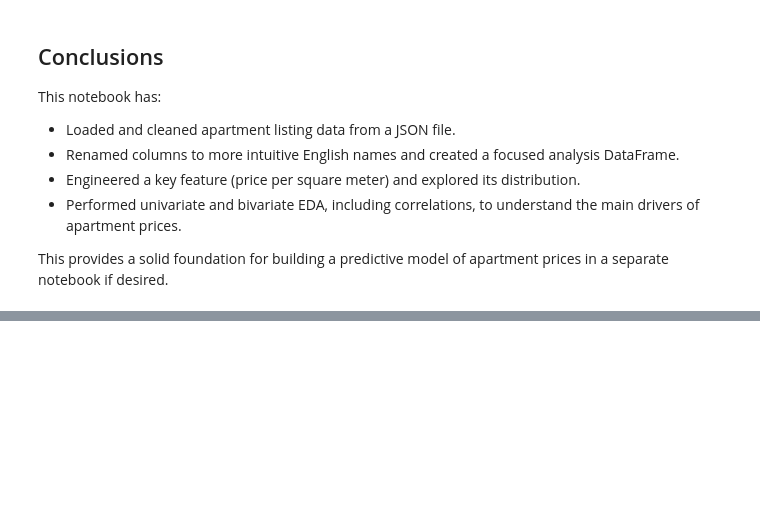
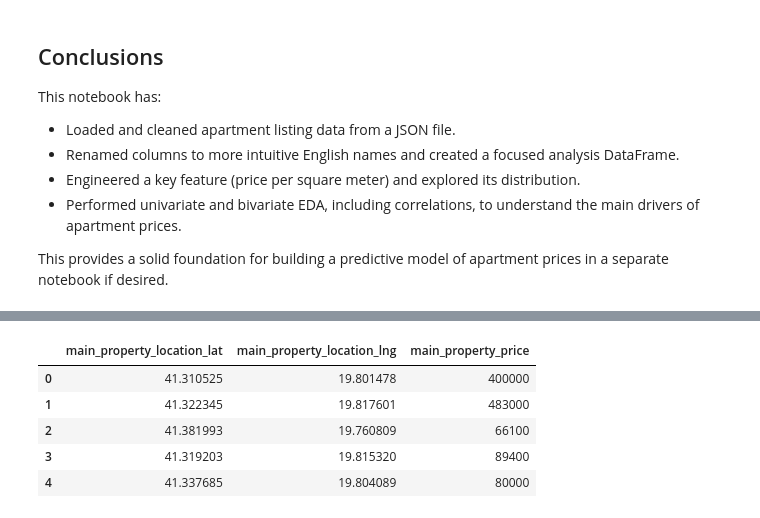
Before and after one commit to krisaldamihali/holbertonschool-machine_learning, a Jupyter notebook: notebooks/House_price dataset/house_price.ipynb, the cells around one changed output, grey strips where cells are left out. Saved outputs shown, nothing was run; the diff lists cells and outputs as text; code cells hidden in the pictures; blank space fills up the shorter version.

Commit message:
Add Apartment_Tirana ds

```diff
--- a/notebooks/House_price dataset/house_price.ipynb
+++ b/notebooks/House_price dataset/house_price.ipynb
@@ -559,0 +697,86 @@ This provides a solid foundation for building a predictive model of apartment pr
+# %%
+import pandas as pd
+import folium
+import numpy as np
+from IPython.display import display
+
+# 1. Lexo JSON-in pasi i ke RIEMËRTUAR kolonat
+JSON_NAME = "house_price.json"  # ndrysho nëse file-i ka emër tjetër
+df = pd.read_json(JSON_NAME)
+
+print("DATASET OVERVIEW")
+print(f"Number of listings (rows): {df.shape[0]}")
+print(f"Number of features (columns): {df.shape[1]}")
+print("\nKolonat:", df.columns.tolist())
+
+# 2. VENDOS KËTU emrat e rinj të kolonave, SAKT si në df.columns
+# p.sh. nëse i ke bërë:
+#   latitude  -> main_property_location_lat
+#   longitude -> main_property_location_lng
+#   price     -> main_property_price
+#   area      -> main_property_property_square
+lat_col   = "main_property_location_lat"
+lng_col   = "main_property_location_lng"
+price_col = "main_property_price"
+size_col  = "main_property_property_square"  # nëse ekziston, përndryshe komentoje këtë linjë
+
+# 3. Filtrim për rreshtat që kanë koordinata + çmim
+df_map = df[
+    df[lat_col].notna()
+    & df[lng_col].notna()
+    & df[price_col].notna()
+].copy()
+
+print("\nRreshta total në df:", df.shape[0])
+print("Rreshta me koordinata + çmim:", df_map.shape[0])
+display(df_map[[lat_col, lng_col, price_col]].head())
+
+# 4. Funksione për ngjyrë dhe radius sipas çmimit
+def price_to_color(price):
+    if price < 80000:
+        return "green"
+    elif price < 150000:
+        return "orange"
+    else:
+        return "red"
+
+min_p, max_p = df_map[price_col].min(), df_map[price_col].max()
+print("\nMin price:", min_p, " Max price:", max_p)
+
+def price_to_radius(price):
+    if max_p == min_p:
+        return 6
+    return 3 + 7 * (price - min_p) / (max_p - min_p)
+
+# 5. Krijo hartën e Tiranës
+tirana_center = [41.3275, 19.8189]
+m = folium.Map(location=tirana_center, zoom_start=11, tiles="cartodb positron")
+
+# 6. Shto të gjitha listimet në hartë
+for _, row in df_map.iterrows():
+    lat = row[lat_col]
+    lng = row[lng_col]
+    price = row[price_col]
+    size = row[size_col] if size_col in df_map.columns else None
+
+    popup_text = f"Çmimi: {price:.0f} €"
+    if size is not None and not np.isnan(size):
+        popup_text += f"\nSipërfaqe: {size:.1f} m²"
+
+    folium.CircleMarker(
+        location=[lat, lng],
+        radius=price_to_radius(price),
+        color=price_to_color(price),
+        fill=True,
+        fill_color=price_to_color(price),
+        fill_opacity=0.7,
+        popup=popup_text,
+    ).add_to(m)
+
+# 7. Shfaq hartën në Jupyter
+m  # ose display(m)
+
+# 8. Ruaje edhe si HTML
+m.save("cmimet_tirane.html")
+print("\nHarta u ruajt si 'cmimet_tirane.html'")
+# %% [output]
@@ -559,0 +791,6 @@ This provides a solid foundation for building a predictive model of apartment pr
+|  | main_property_location_lat | main_property_location_lng | main_property_price |
+| 0 | 41.310525 | 19.801478 | 400000 |
+| 1 | 41.322345 | 19.817601 | 483000 |
+| 2 | 41.381993 | 19.760809 | 66100 |
+| 3 | 41.319203 | 19.815320 | 89400 |
+| 4 | 41.337685 | 19.804089 | 80000 |
```
Also changed, not shown: parts of 10 cells of this notebook, 2 other files.
